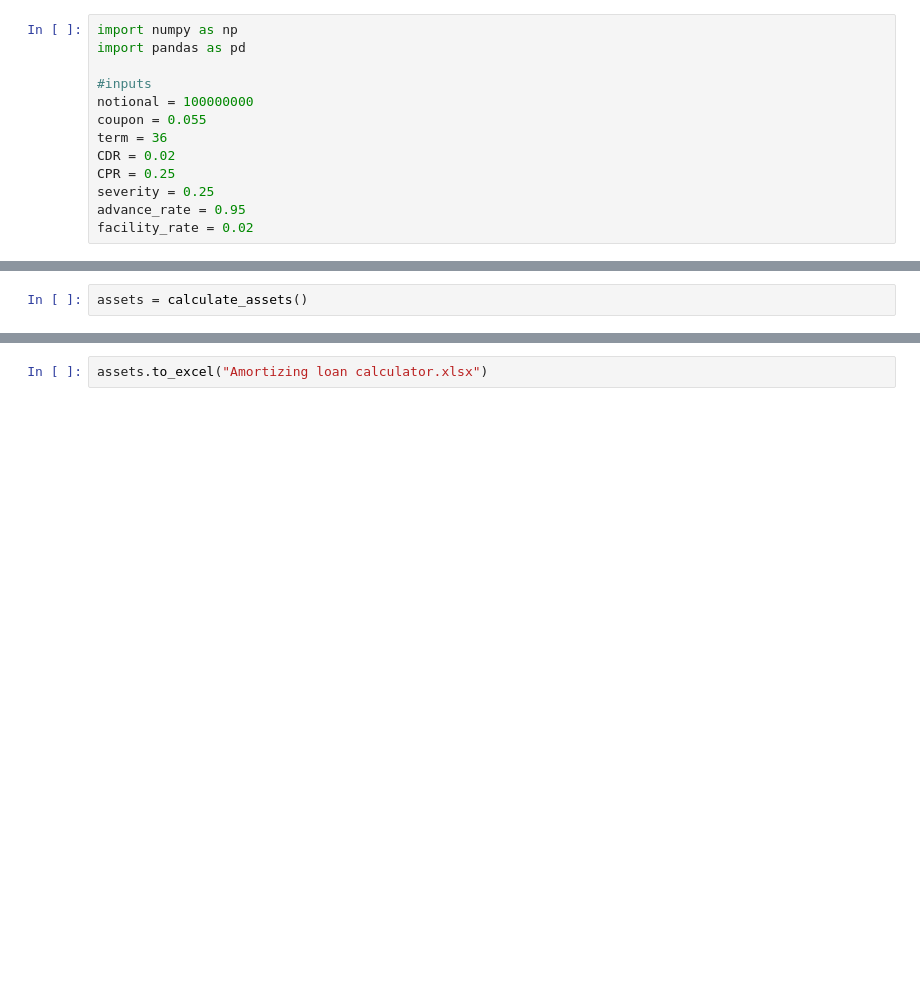
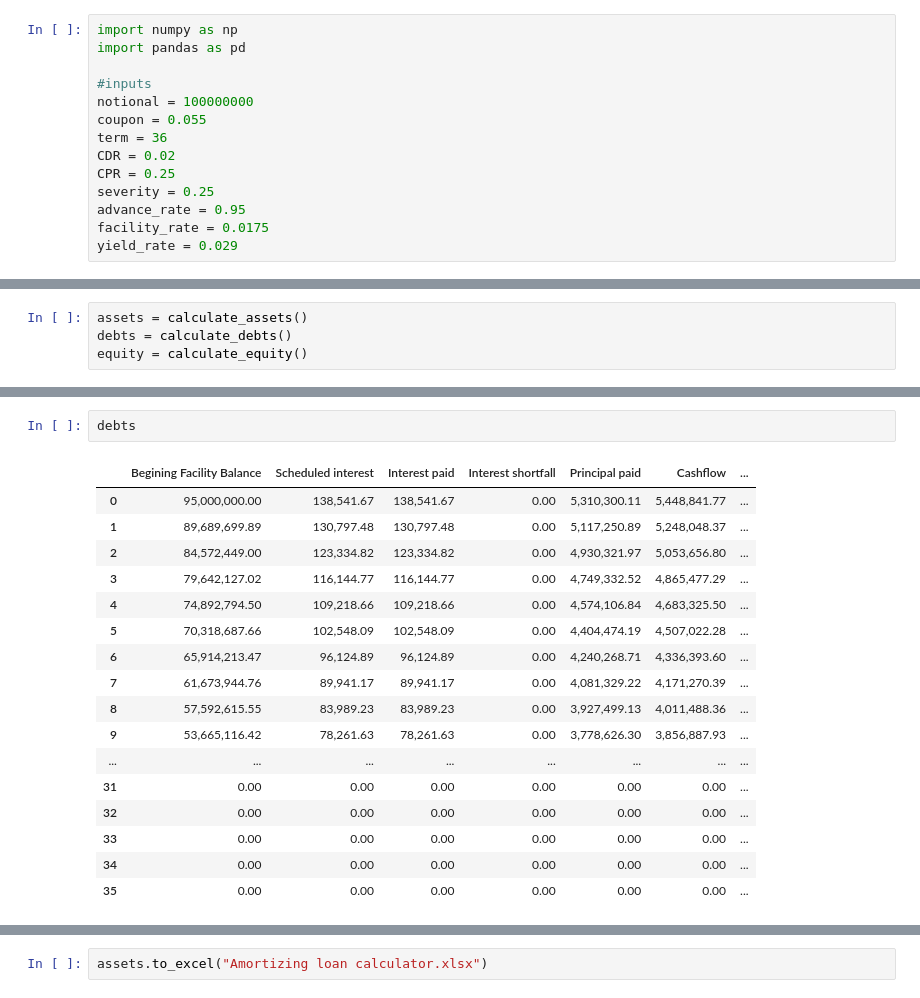
Before and after one commit to Shivangp4/Financial_calcs, a Jupyter notebook: Amort loan calc.ipynb, the cells around one changed output, grey strips where cells are left out. Cells and saved outputs as stored; diff of their text form; blank space fills up the shorter version.

```diff
--- a/Amort loan calc.ipynb
+++ b/Amort loan calc.ipynb
@@ -10,7 +10,8 @@ CDR = 0.02
 CPR = 0.25
 severity = 0.25
 advance_rate = 0.95
-facility_rate = 0.02
+facility_rate = 0.0175
+yield_rate = 0.029
 # %%
 #initialisation
 
@@ -84,5 +150,7 @@ def calculate_assets():
 # %%
 assets = calculate_assets()
+debts = calculate_debts()
+equity = calculate_equity()
 # %%
 assets
 # %% [output]
@@ -103,3 +171,23 @@ assets
 | 33 | 3,844,187.81 | 1,293,159.97 | 1,275,540.78 | 6,466.47 | 4,849.85 | 1,616.62 | ... |
 | 34 | 2,503,479.00 | 1,260,351.77 | 1,248,877.49 | 4,211.21 | 3,158.41 | 1,052.80 | ... |
 | 35 | 1,222,771.56 | 1,228,375.93 | 1,222,771.56 | 2,056.88 | 1,542.66 | 514.22 | ... |
+# %%
+debts
+# %% [output]
+|  | Begining Facility Balance | Scheduled interest | Interest paid | Interest shortfall | Principal paid | Cashflow | ... |
+| 0 | 95,000,000.00 | 138,541.67 | 138,541.67 | 0.00 | 5,310,300.11 | 5,448,841.77 | ... |
+| 1 | 89,689,699.89 | 130,797.48 | 130,797.48 | 0.00 | 5,117,250.89 | 5,248,048.37 | ... |
+| 2 | 84,572,449.00 | 123,334.82 | 123,334.82 | 0.00 | 4,930,321.97 | 5,053,656.80 | ... |
+| 3 | 79,642,127.02 | 116,144.77 | 116,144.77 | 0.00 | 4,749,332.52 | 4,865,477.29 | ... |
+| 4 | 74,892,794.50 | 109,218.66 | 109,218.66 | 0.00 | 4,574,106.84 | 4,683,325.50 | ... |
+| 5 | 70,318,687.66 | 102,548.09 | 102,548.09 | 0.00 | 4,404,474.19 | 4,507,022.28 | ... |
+| 6 | 65,914,213.47 | 96,124.89 | 96,124.89 | 0.00 | 4,240,268.71 | 4,336,393.60 | ... |
+| 7 | 61,673,944.76 | 89,941.17 | 89,941.17 | 0.00 | 4,081,329.22 | 4,171,270.39 | ... |
+| 8 | 57,592,615.55 | 83,989.23 | 83,989.23 | 0.00 | 3,927,499.13 | 4,011,488.36 | ... |
+| 9 | 53,665,116.42 | 78,261.63 | 78,261.63 | 0.00 | 3,778,626.30 | 3,856,887.93 | ... |
+| ... | ... | ... | ... | ... | ... | ... | ... |
+| 31 | 0.00 | 0.00 | 0.00 | 0.00 | 0.00 | 0.00 | ... |
+| 32 | 0.00 | 0.00 | 0.00 | 0.00 | 0.00 | 0.00 | ... |
+| 33 | 0.00 | 0.00 | 0.00 | 0.00 | 0.00 | 0.00 | ... |
+| 34 | 0.00 | 0.00 | 0.00 | 0.00 | 0.00 | 0.00 | ... |
+| 35 | 0.00 | 0.00 | 0.00 | 0.00 | 0.00 | 0.00 | ... |
```
Also changed, not shown: parts of 3 cells of this notebook.
